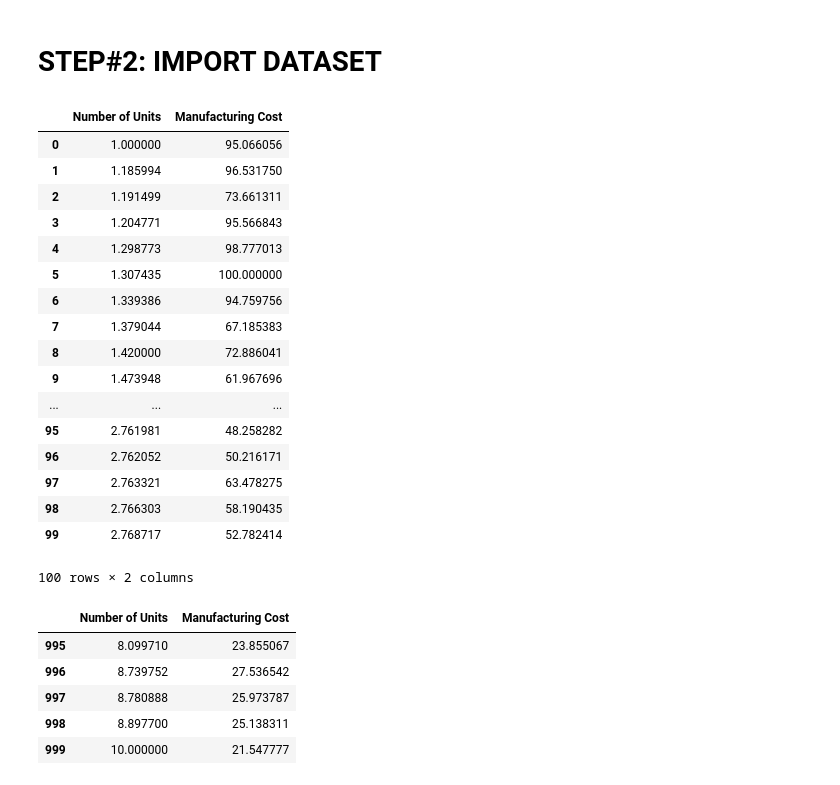
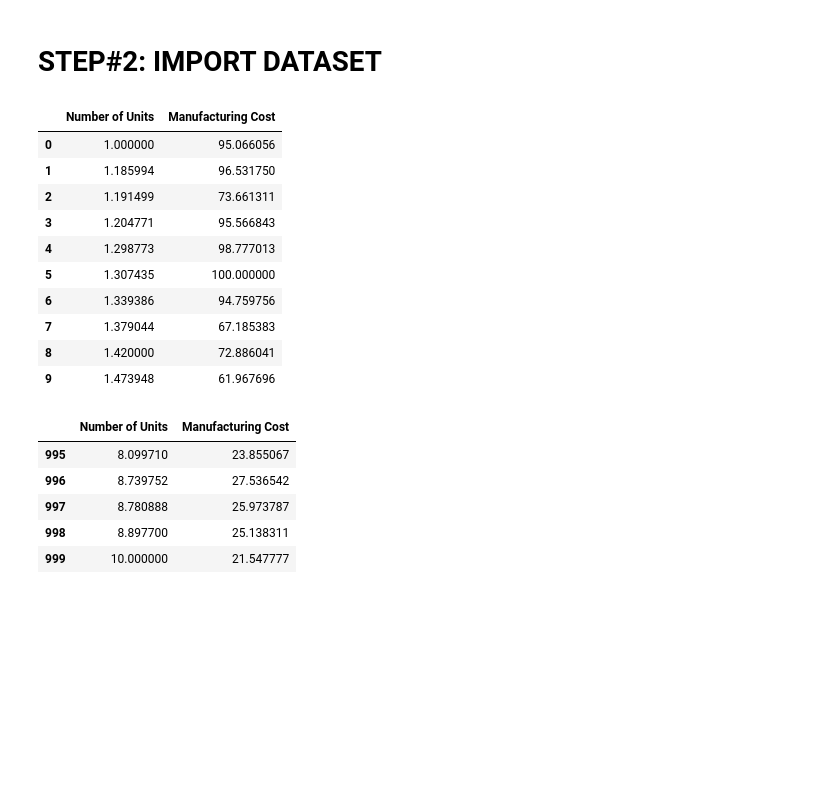
Before and after one commit to kwakyebrilliant/Polynomial-Regression, a Jupyter notebook: Polynomial Regression-Predict Cost per Unit sold Solutions.ipynb, the cells around one changed output. Drawn from its saved outputs; the diff is of its cells as text; code cells hidden in the pictures; blank space fills up the shorter version.

Commit message:
head

```diff
--- a/Polynomial Regression-Predict Cost per Unit sold Solutions.ipynb
+++ b/Polynomial Regression-Predict Cost per Unit sold Solutions.ipynb
@@ -20,26 +20,19 @@ import seaborn as sns
 #Import data
 cost_df = pd.read_csv("EconomiesOfScale.csv")
 # %%
-cost_df.head(100)
+cost_df.head(10)
 # %% [output]
 |  | Number of Units | Manufacturing Cost |
 | 0 | 1.000000 | 95.066056 |
 | 1 | 1.185994 | 96.531750 |
 | 2 | 1.191499 | 73.661311 |
 | 3 | 1.204771 | 95.566843 |
 | 4 | 1.298773 | 98.777013 |
 | 5 | 1.307435 | 100.000000 |
 | 6 | 1.339386 | 94.759756 |
 | 7 | 1.379044 | 67.185383 |
 | 8 | 1.420000 | 72.886041 |
 | 9 | 1.473948 | 61.967696 |
-| ... | ... | ... |
-| 95 | 2.761981 | 48.258282 |
-| 96 | 2.762052 | 50.216171 |
-| 97 | 2.763321 | 63.478275 |
-| 98 | 2.766303 | 58.190435 |
-| 99 | 2.768717 | 52.782414 |
-100 rows × 2 columns
 # %%
 cost_df.tail()
 # %% [output]
```
